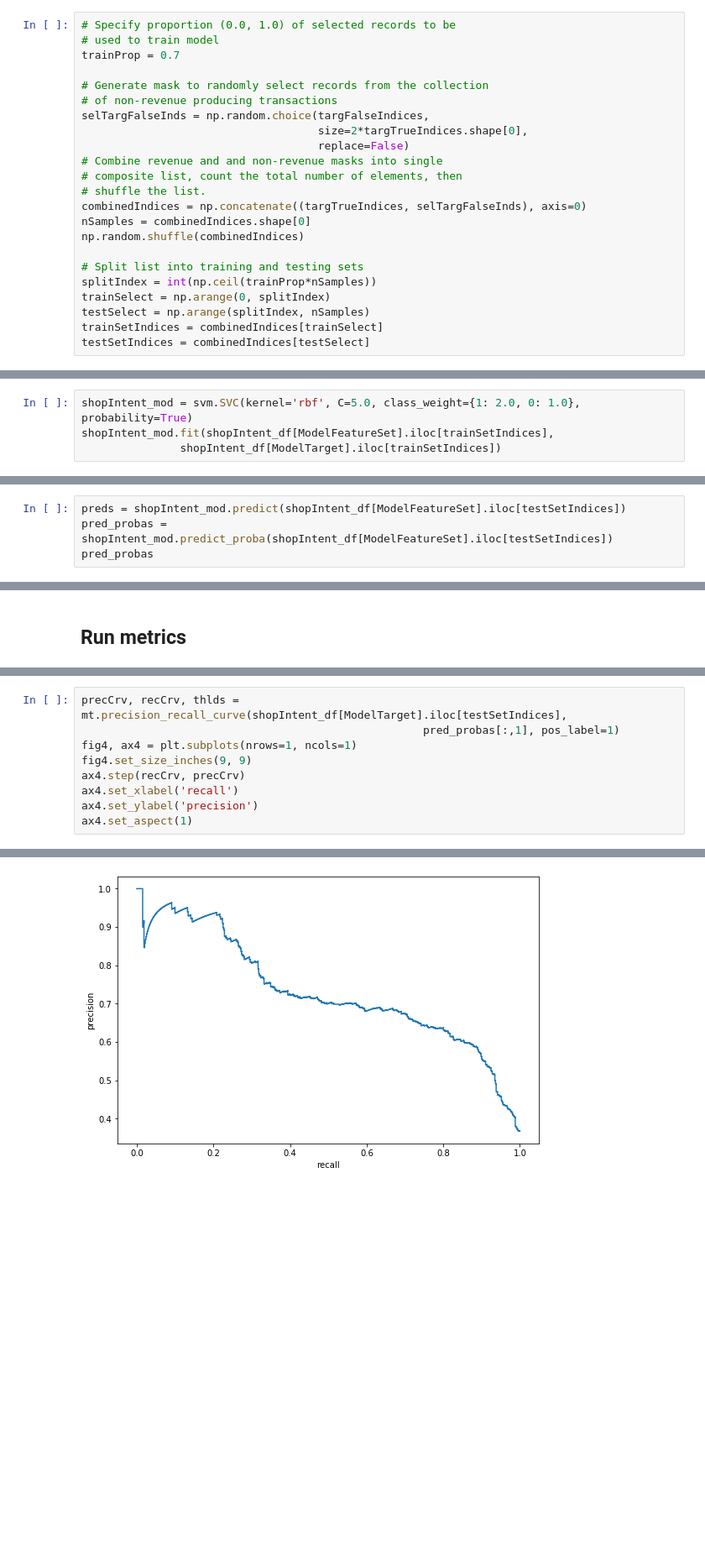
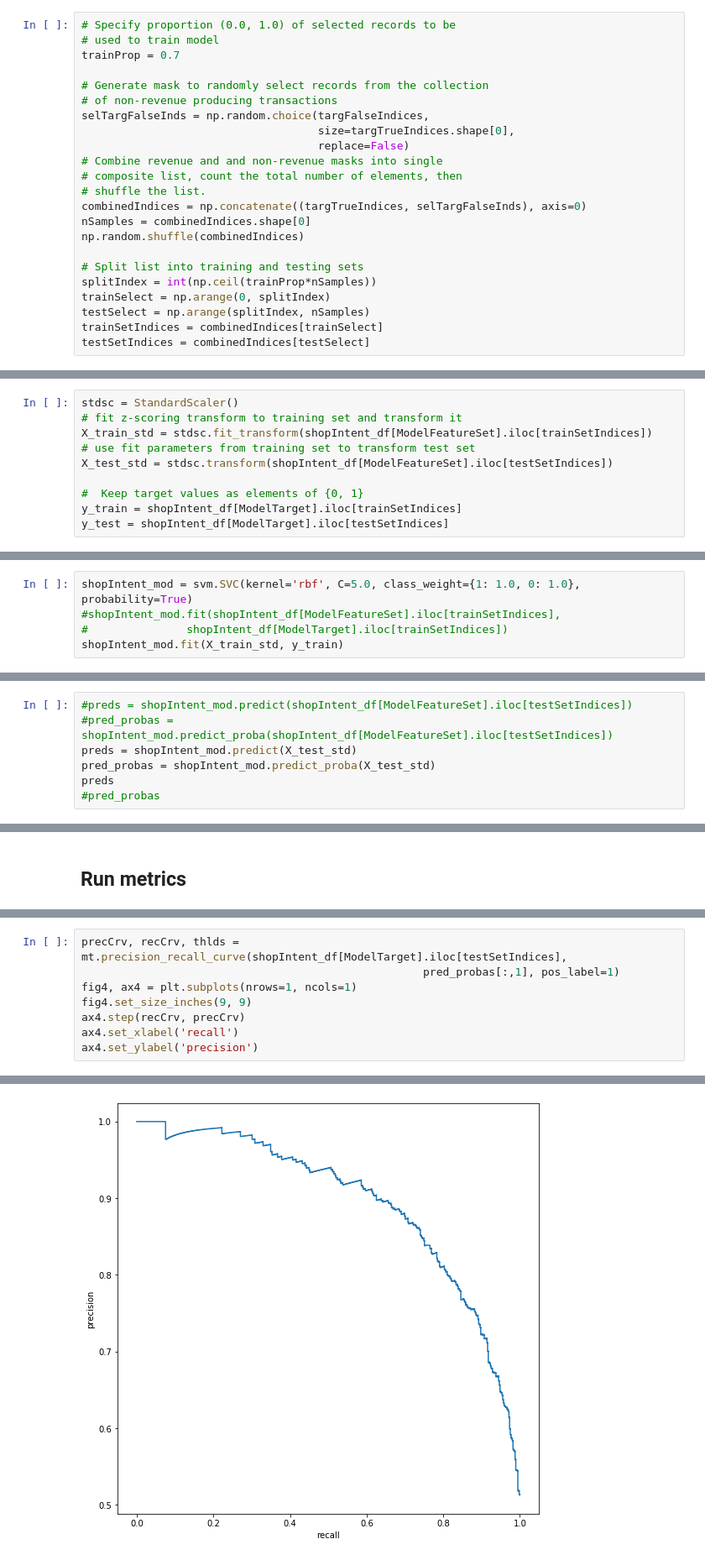
Before and after one commit to rweaton/online-shopper-revenue, a Jupyter notebook: ShopperIntentModels.ipynb, the cells around one changed output, grey strips where cells are left out. Shown: that part at 84% size. Drawn from its saved outputs; the diff is of its cells as text; blank space fills up the shorter version.

```diff
--- a/ShopperIntentModels.ipynb
+++ b/ShopperIntentModels.ipynb
@@ -784,7 +800,7 @@ trainProp = 0.7
 # Generate mask to randomly select records from the collection
 # of non-revenue producing transactions
 selTargFalseInds = np.random.choice(targFalseIndices,
-                                    size=2*targTrueIndices.shape[0],
+                                    size=targTrueIndices.shape[0],
                                     replace=False)
 # Combine revenue and and non-revenue masks into single
 # composite list, count the total number of elements, then
@@ -801,0 +826,10 @@ testSetIndices = combinedIndices[testSelect]
+# %%
+stdsc = StandardScaler()
+# fit z-scoring transform to training set and transform it
+X_train_std = stdsc.fit_transform(shopIntent_df[ModelFeatureSet].iloc[trainSetIndices])
+# use fit parameters from training set to transform test set
+X_test_std = stdsc.transform(shopIntent_df[ModelFeatureSet].iloc[testSetIndices])
+
+#  Keep target values as elements of {0, 1}
+y_train = shopIntent_df[ModelTarget].iloc[trainSetIndices]
+y_test = shopIntent_df[ModelTarget].iloc[testSetIndices]
@@ -802,5 +840,6 @@ testSetIndices = combinedIndices[testSelect]
 # %%
-shopIntent_mod = svm.SVC(kernel='rbf', C=5.0, class_weight={1: 2.0, 0: 1.0}, probability=True)
-shopIntent_mod.fit(shopIntent_df[ModelFeatureSet].iloc[trainSetIndices],
-               shopIntent_df[ModelTarget].iloc[trainSetIndices])
+shopIntent_mod = svm.SVC(kernel='rbf', C=5.0, class_weight={1: 1.0, 0: 1.0}, probability=True)
+#shopIntent_mod.fit(shopIntent_df[ModelFeatureSet].iloc[trainSetIndices],
+#               shopIntent_df[ModelTarget].iloc[trainSetIndices])
+shopIntent_mod.fit(X_train_std, y_train)
 # %% [output]
@@ -811,7 +850,10 @@ SVC(C=5.0, break_ties=False, cache_size=200, class_weight={0: 1.0, 1: 2.0},
 # %% [markdown]
 ## Run model on test set and compute probability scores
 # %%
-preds = shopIntent_mod.predict(shopIntent_df[ModelFeatureSet].iloc[testSetIndices])
-pred_probas = shopIntent_mod.predict_proba(shopIntent_df[ModelFeatureSet].iloc[testSetIndices])
-pred_probas
+#preds = shopIntent_mod.predict(shopIntent_df[ModelFeatureSet].iloc[testSetIndices])
+#pred_probas = shopIntent_mod.predict_proba(shopIntent_df[ModelFeatureSet].iloc[testSetIndices])
+preds = shopIntent_mod.predict(X_test_std)
+pred_probas = shopIntent_mod.predict_proba(X_test_std)
+preds
+#pred_probas
 # %% [output]
@@ -855,5 +907,4 @@ fig4.set_size_inches(9, 9)
 ax4.step(recCrv, precCrv)
 ax4.set_xlabel('recall')
 ax4.set_ylabel('precision')
-ax4.set_aspect(1)
 # %% [output]
@@ -860 +912 @@ ax4.set_aspect(1)
-[figure, old version]
+[figure, new version]
```
Also changed, not shown: parts of 52 cells of this notebook.
